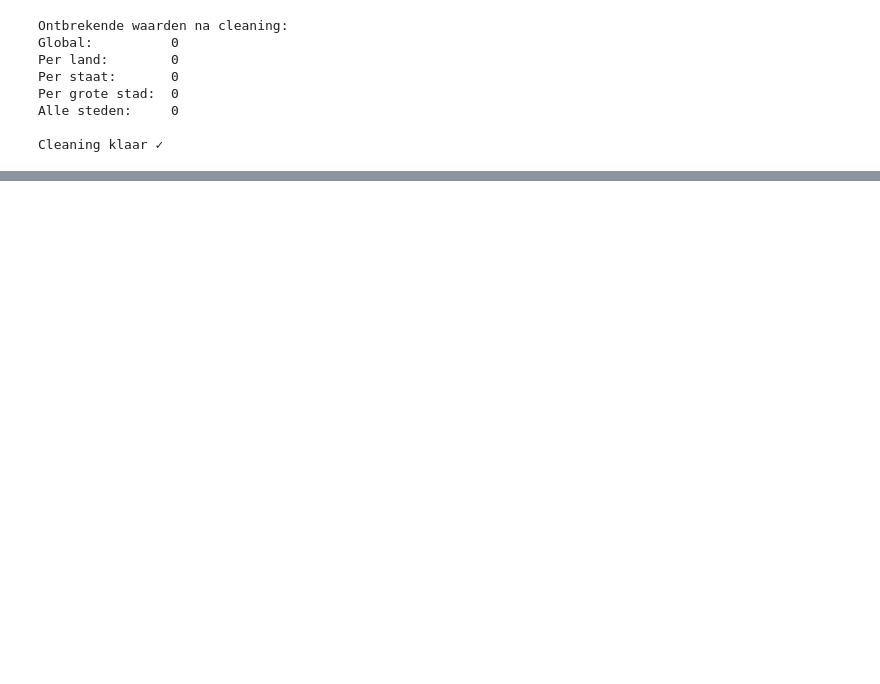
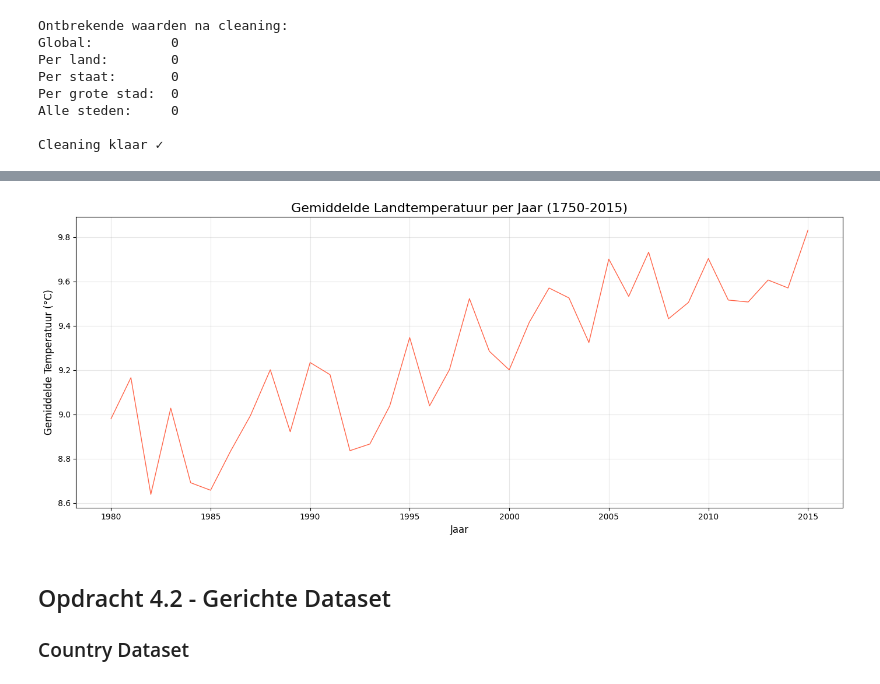
Before and after one commit to nestaschuler/climate_watch, a Jupyter notebook: Opdrachten.ipynb, the cells around one changed output, grey strips where cells are left out. Cells and saved outputs as stored; diff of their text form; code cells hidden in the pictures; blank space fills up the shorter version.

Commit message:
Opdracht 4 exploratie en visualisaties afgerond #4

```diff
--- a/Opdrachten.ipynb
+++ b/Opdrachten.ipynb
@@ -447,0 +511,11 @@ Cleaning klaar ✓
+# %%
+# === Stap 6.2: Distributie over de jaren  ===
+
+# Jaar kolom aanmaken global temperatures
+df_global["jaar"] = df_global["dt"].dt.year
+
+# Gemiddelde temperatuur per jaar
+per_jaar = df_global.groupby("jaar")["LandAverageTemperature"].mean()
+
+print("Gemiddelde temperatuur per jaar:")
+print(per_jaar)
@@ -447,0 +540,19 @@ Cleaning klaar ✓
+# %%
+# === STAP 6.3: VISUALISATIE DISTRIBUTIE OVER DE JAREN ===
+
+plt.figure(figsize=(14, 6))
+
+plt.plot(per_jaar.index, per_jaar.values, color="tomato", linewidth=1)
+
+plt.title("Gemiddelde Landtemperatuur per Jaar (1750-2015)", fontsize=16)
+plt.xlabel("Jaar", fontsize=12)
+plt.ylabel("Gemiddelde Temperatuur (°C)", fontsize=12)
+
+plt.grid(True, alpha=0.3)
+plt.tight_layout()
+plt.show()
+# %% [output]
+[figure, added]
+# %% [markdown]
+## Opdracht 4.2 - Gerichte Dataset
+### Country Dataset
```
Also changed, not shown: parts of 19 cells of this notebook.
